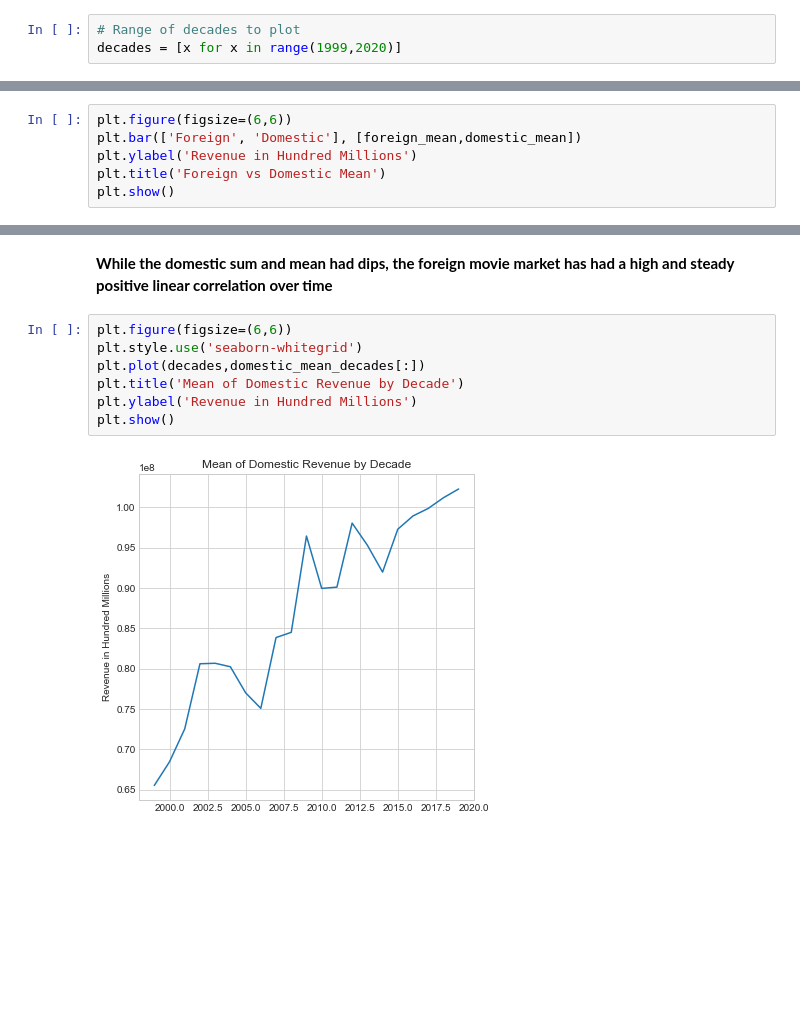
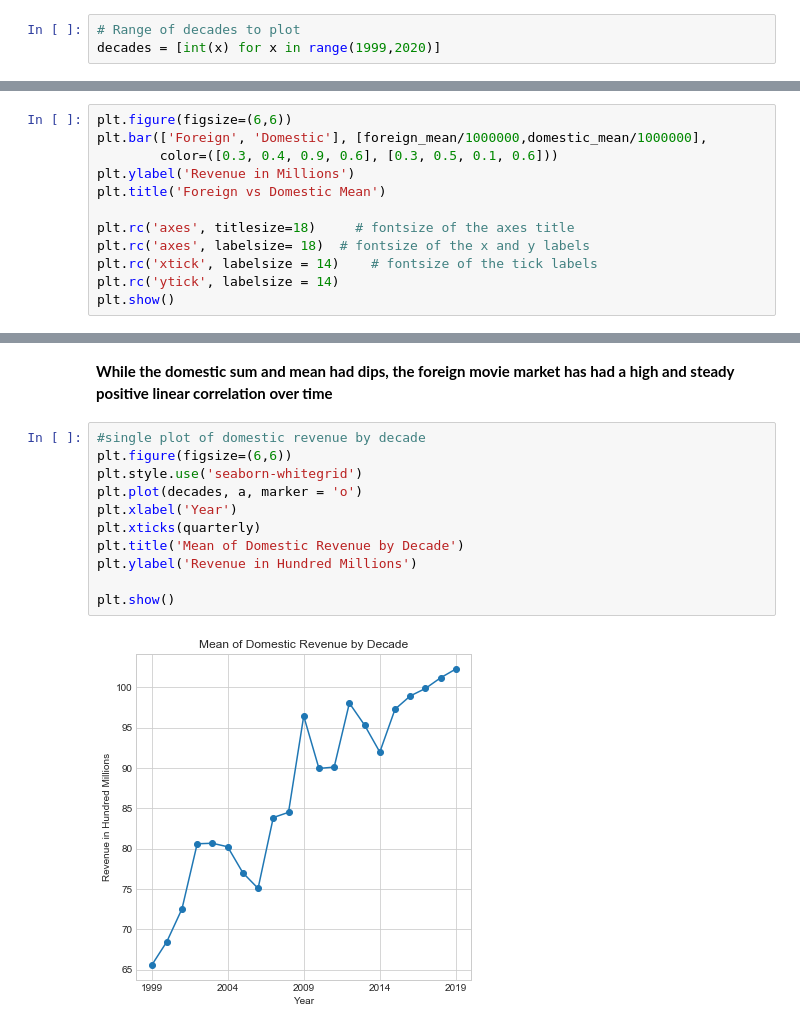
Before and after one commit to kevinmacmat/movie-mood, a Jupyter notebook: movie_project_1.ipynb, the cells around one changed output, grey strips where cells are left out. Cells and saved outputs as stored; diff of their text form; blank space fills up the shorter version.

```diff
--- a/movie_project_1.ipynb
+++ b/movie_project_1.ipynb
@@ -330,6 +45,6 @@ foreign_mean_decades = [int(worldwide_domestic_df.iloc[a:b].Foreign.mean()) for
 domestic_mean_decades = [int(worldwide_domestic_df.iloc[a:b].Domestic.mean()) for a,b in zip(range(0,2100,100),range(100,2200,100))]
 # %%
 # Range of decades to plot
-decades = [x for x in range(1999,2020)]
+decades = [int(x) for x in range(1999,2020)]
 # %%
 plt.figure(figsize=(6,6))
@@ -342,7 +58,13 @@ plt.show()
 # %%
 plt.figure(figsize=(6,6))
-plt.bar(['Foreign', 'Domestic'], [foreign_mean,domestic_mean])
-plt.ylabel('Revenue in Hundred Millions')
+plt.bar(['Foreign', 'Domestic'], [foreign_mean/1000000,domestic_mean/1000000],
+        color=([0.3, 0.4, 0.9, 0.6], [0.3, 0.5, 0.1, 0.6]))
+plt.ylabel('Revenue in Millions')
 plt.title('Foreign vs Domestic Mean')
+
+plt.rc('axes', titlesize=18)     # fontsize of the axes title
+plt.rc('axes', labelsize= 18)  # fontsize of the x and y labels
+plt.rc('xtick', labelsize = 14)    # fontsize of the tick labels
+plt.rc('ytick', labelsize = 14)
 plt.show()
 # %% [output]
@@ -350,12 +72,16 @@ plt.show()
 # %% [markdown]
 **While the domestic sum and mean had dips, the foreign movie market has had a high and steady positive linear correlation over time**
 # %%
+#single plot of domestic revenue by decade
 plt.figure(figsize=(6,6))
 plt.style.use('seaborn-whitegrid')
-plt.plot(decades,domestic_mean_decades[:])
+plt.plot(decades, a, marker = 'o')
+plt.xlabel('Year')
+plt.xticks(quarterly)
 plt.title('Mean of Domestic Revenue by Decade')
 plt.ylabel('Revenue in Hundred Millions')
+
 plt.show()
 # %% [output]
-[figure, old version]
+[figure, new version]
 # %%
```
Also changed, not shown: parts of 57 cells of this notebook, 13 other files.
